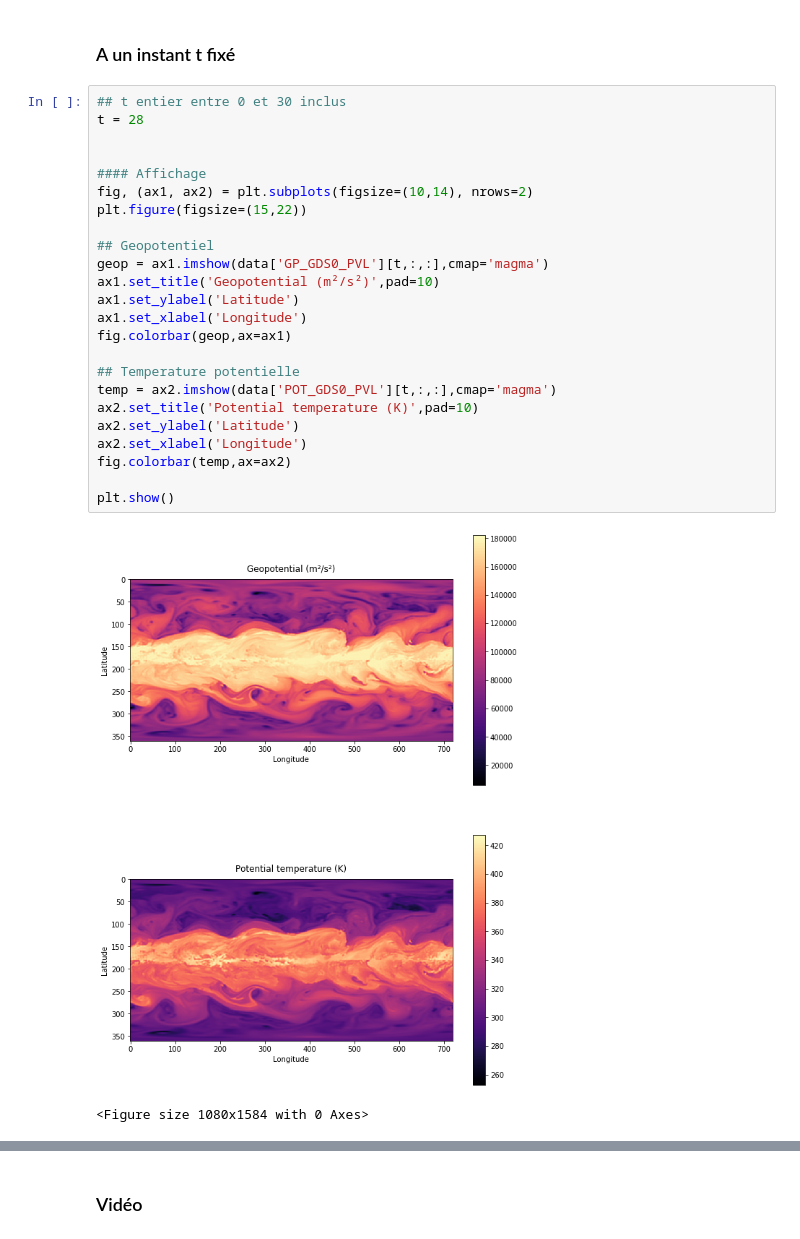
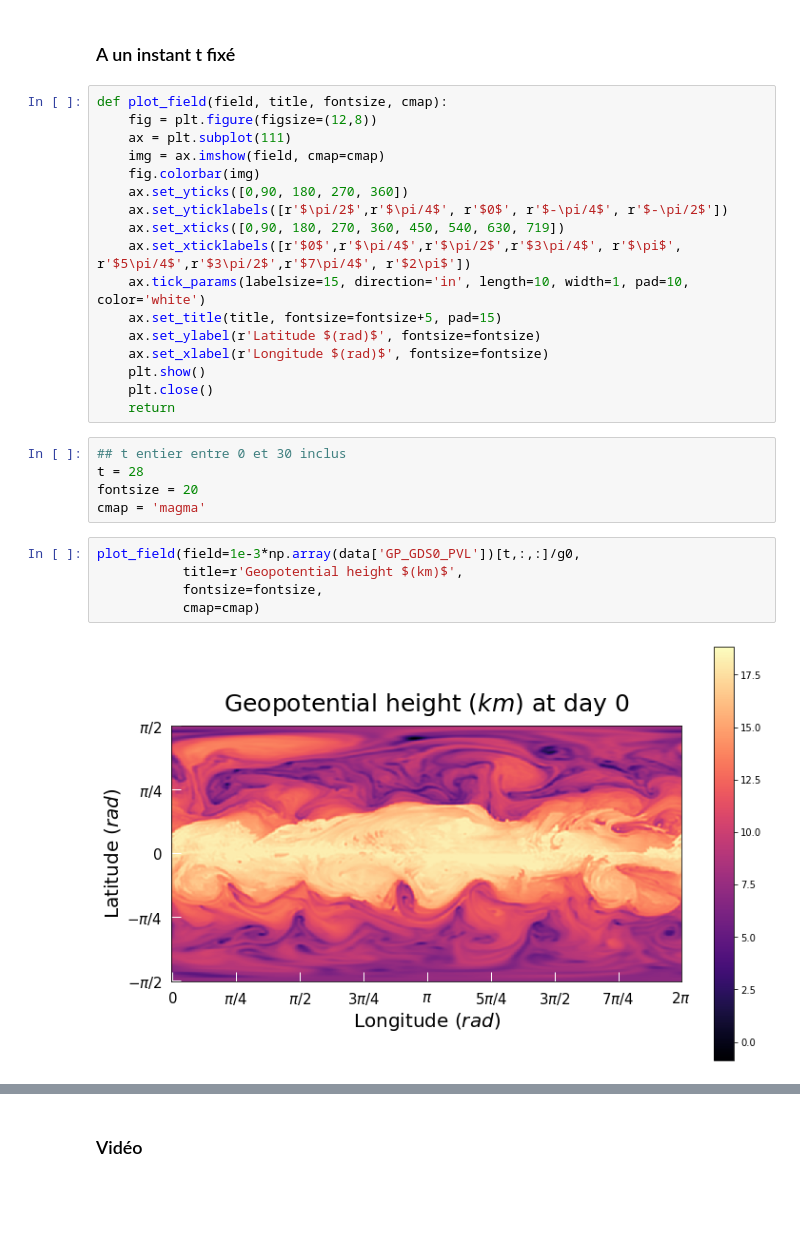
Before and after one commit to Pablitorichard/PIE_meteo, a Jupyter notebook: Data_correlation/PIE_visualisation_donnees.ipynb, the cells around one changed output, grey strips where cells are left out. Cells and saved outputs as stored; diff of their text form; blank space fills up the shorter version.

Commit message:
modification pour plots du livrable 1

```diff
--- a/Data_correlation/PIE_visualisation_donnees.ipynb
+++ b/Data_correlation/PIE_visualisation_donnees.ipynb
@@ -58,30 +63,32 @@ print(data['initial_time0'][30,:])
 ## Visualisation
 # %% [markdown]
 ### A un instant t fixé
-# %%
-## t entier entre 0 et 30 inclus
-t = 28
-
-
-#### Affichage
-fig, (ax1, ax2) = plt.subplots(figsize=(10,14), nrows=2)
-plt.figure(figsize=(15,22))
-
-## Geopotentiel
-geop = ax1.imshow(data['GP_GDS0_PVL'][t,:,:],cmap='magma')
-ax1.set_title('Geopotential (m²/s²)',pad=10)
-ax1.set_ylabel('Latitude')
-ax1.set_xlabel('Longitude')
-fig.colorbar(geop,ax=ax1)
-
-## Temperature potentielle
-temp = ax2.imshow(data['POT_GDS0_PVL'][t,:,:],cmap='magma')
-ax2.set_title('Potential temperature (K)',pad=10)
-ax2.set_ylabel('Latitude')
-ax2.set_xlabel('Longitude')
-fig.colorbar(temp,ax=ax2)
-
-plt.show()
-# %% [output]
-[figure, removed]
-<Figure size 1080x1584 with 0 Axes>
+# %%
+def plot_field(field, title, fontsize, cmap):
+    fig = plt.figure(figsize=(12,8))
+    ax = plt.subplot(111)
+    img = ax.imshow(field, cmap=cmap)
+    fig.colorbar(img)
+    ax.set_yticks([0,90, 180, 270, 360])
+    ax.set_yticklabels([r'$\pi/2$',r'$\pi/4$', r'$0$', r'$-\pi/4$', r'$-\pi/2$'])
+    ax.set_xticks([0,90, 180, 270, 360, 450, 540, 630, 719])
+    ax.set_xticklabels([r'$0$',r'$\pi/4$',r'$\pi/2$',r'$3\pi/4$', r'$\pi$', r'$5\pi/4$',r'$3\pi/2$',r'$7\pi/4$', r'$2\pi$'])
+    ax.tick_params(labelsize=15, direction='in', length=10, width=1, pad=10, color='white')
+    ax.set_title(title, fontsize=fontsize+5, pad=15)
+    ax.set_ylabel(r'Latitude $(rad)$', fontsize=fontsize)
+    ax.set_xlabel(r'Longitude $(rad)$', fontsize=fontsize)
+    plt.show()
+    plt.close()
+    return
+# %%
+## t entier entre 0 et 30 inclus
+t = 28
+fontsize = 20
+cmap = 'magma'
+# %%
+plot_field(field=1e-3*np.array(data['GP_GDS0_PVL'])[t,:,:]/g0,
+           title=r'Geopotential height $(km)$',
+           fontsize=fontsize,
+           cmap=cmap)
+# %% [output]
+[figure, added]
```
Also changed, not shown: parts of 7 cells of this notebook.
